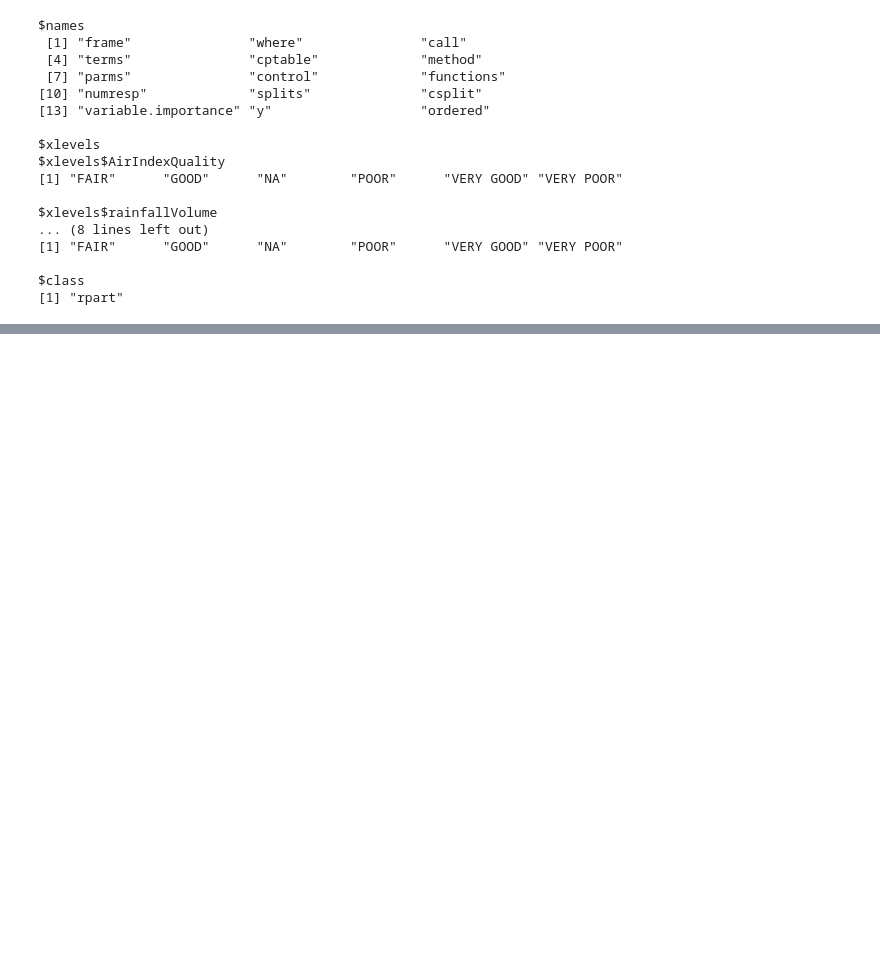
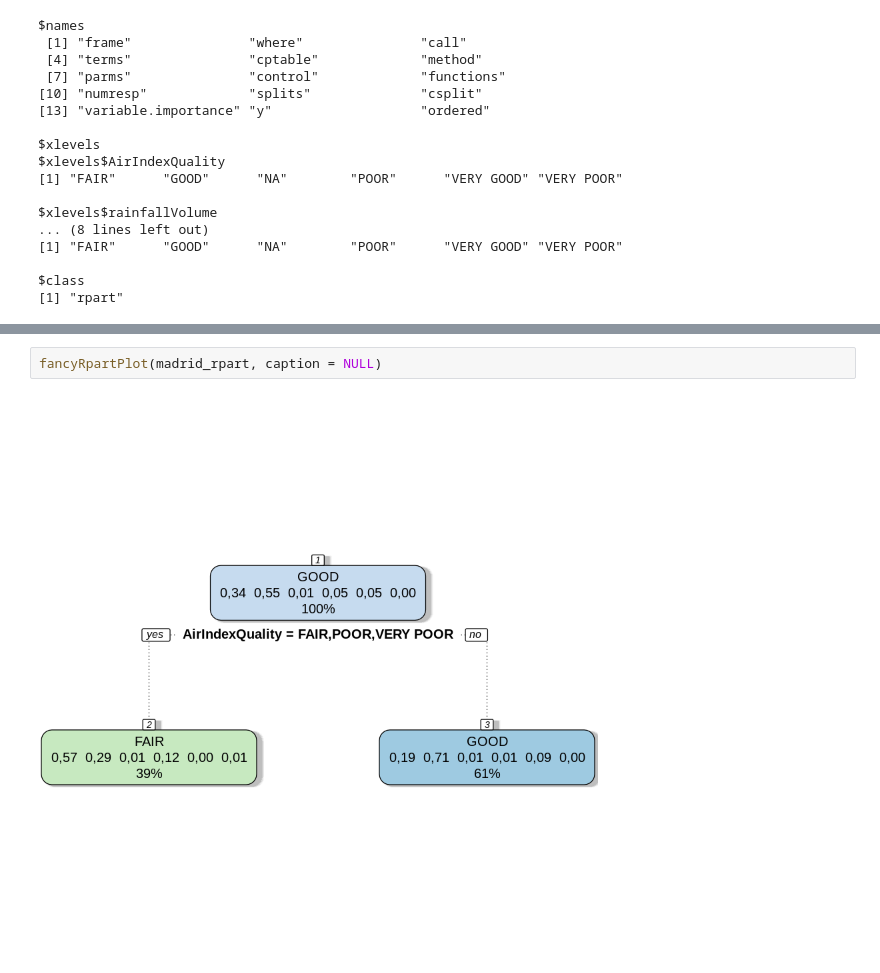
Before and after one commit to manumonforte/DataMining-BigDataParadigm, a Jupyter notebook: Estudio.ipynb, the cells around one changed output, grey strips where cells are left out. Cells and saved outputs as stored; diff of their text form; blank space fills up the shorter version.

```diff
--- a/Estudio.ipynb
+++ b/Estudio.ipynb
@@ -916,0 +936,4 @@ Warning message:
+# %%
+fancyRpartPlot(madrid_rpart, caption = NULL)
+# %% [output]
+[figure, added]
```
Also changed, not shown: parts of 37 cells of this notebook.
